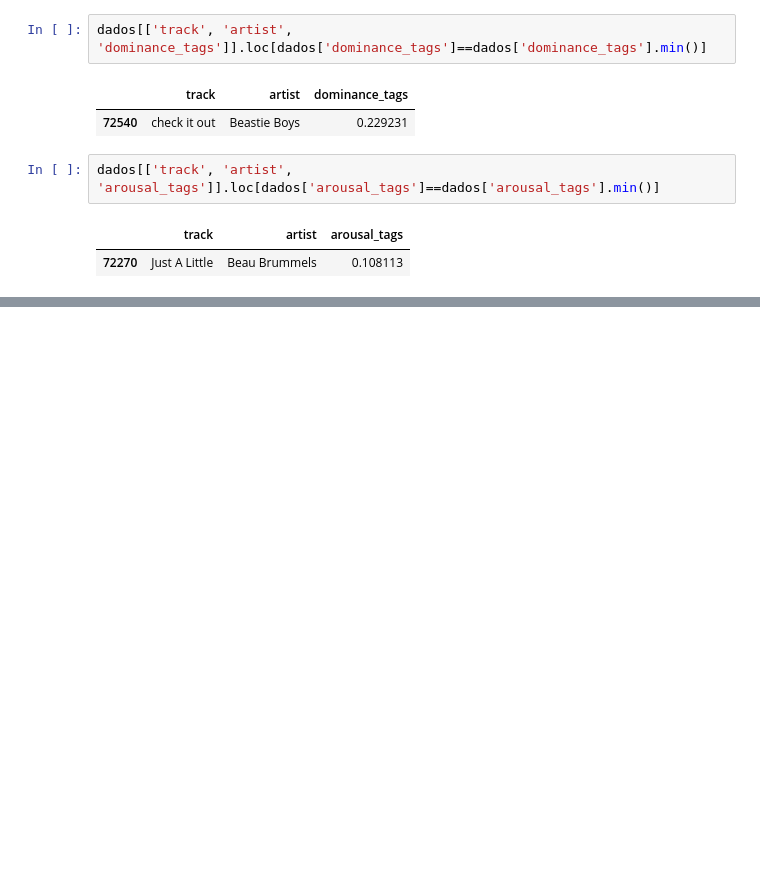
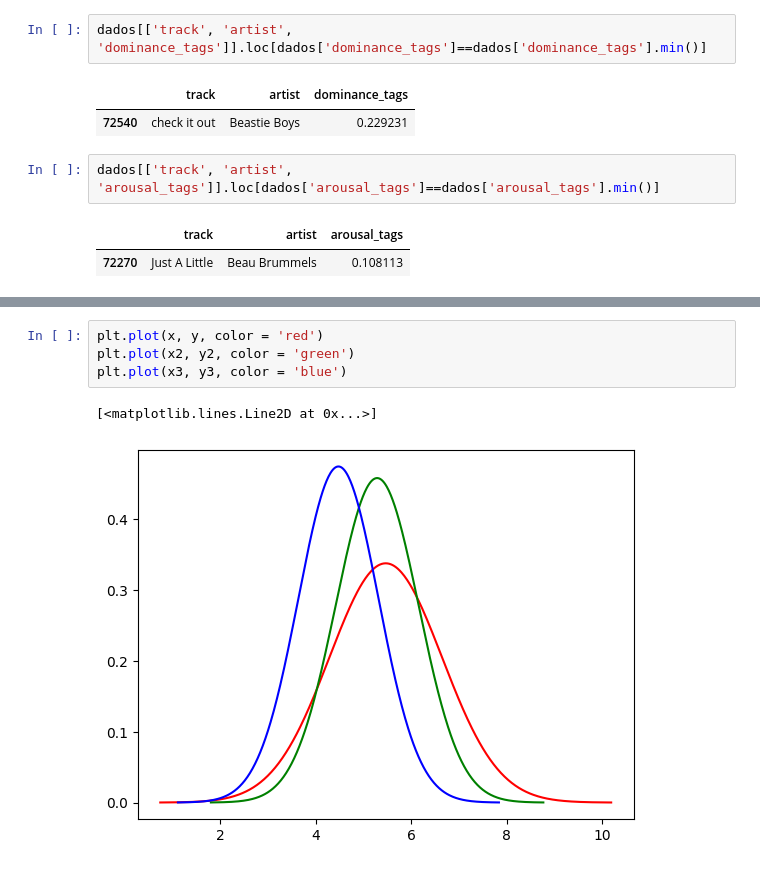
Before and after one commit to Texugo-928/EDA_Projeto_Sentimento_Musical, a Jupyter notebook: projeto-annaclara.ipynb, the cells around one changed output, grey strips where cells are left out. Saved outputs shown, nothing was run; the diff lists cells and outputs as text; blank space fills up the shorter version.

```diff
--- a/projeto-annaclara.ipynb
+++ b/projeto-annaclara.ipynb
@@ -800,0 +907,7 @@ dados[['track', 'artist', 'arousal_tags']].loc[dados['arousal_tags']==dados['aro
+# %%
+plt.plot(x, y, color = 'red')
+plt.plot(x2, y2, color = 'green')
+plt.plot(x3, y3, color = 'blue')
+# %% [output]
+[<matplotlib.lines.Line2D at 0x...>]
+[figure, added]
```
Also changed, not shown: parts of 29 cells of this notebook.
